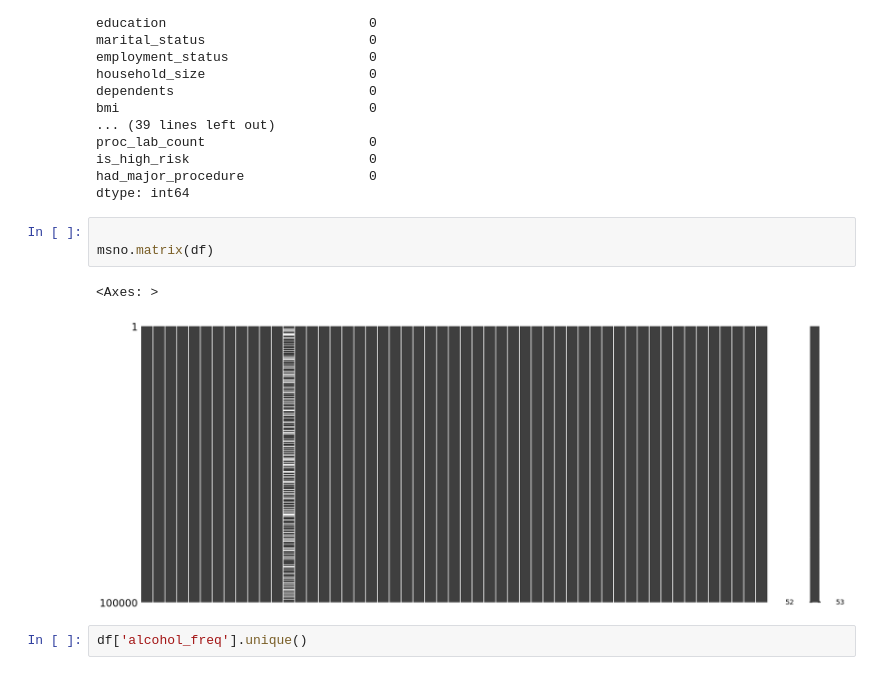
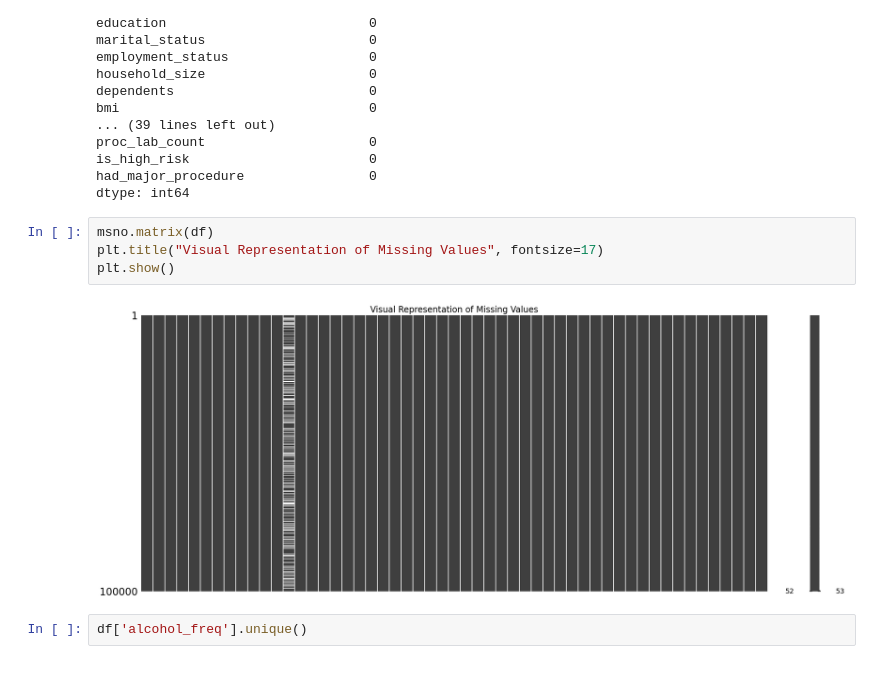
Before and after one commit to Sebasss-h/Medical-Insurance-Cost-Prediction-using-Machine-Learning, a Jupyter notebook: UE-D.ipynb, the cells around one changed output. Drawn from its saved outputs; the diff is of its cells as text.

```diff
--- a/UE-D.ipynb
+++ b/UE-D.ipynb
@@ -110,11 +111,11 @@ is_high_risk                       0
 had_major_procedure                0
 dtype: int64
 # %%
-
 msno.matrix(df)
+plt.title("Visual Representation of Missing Values", fontsize=17)
+plt.show()
 # %% [output]
-<Axes: >
-[figure, old version]
+[figure, new version]
 # %%
 df['alcohol_freq'].unique()
 # %% [output]
```
Also changed, not shown: parts of 10 cells of this notebook, 1 other file.
